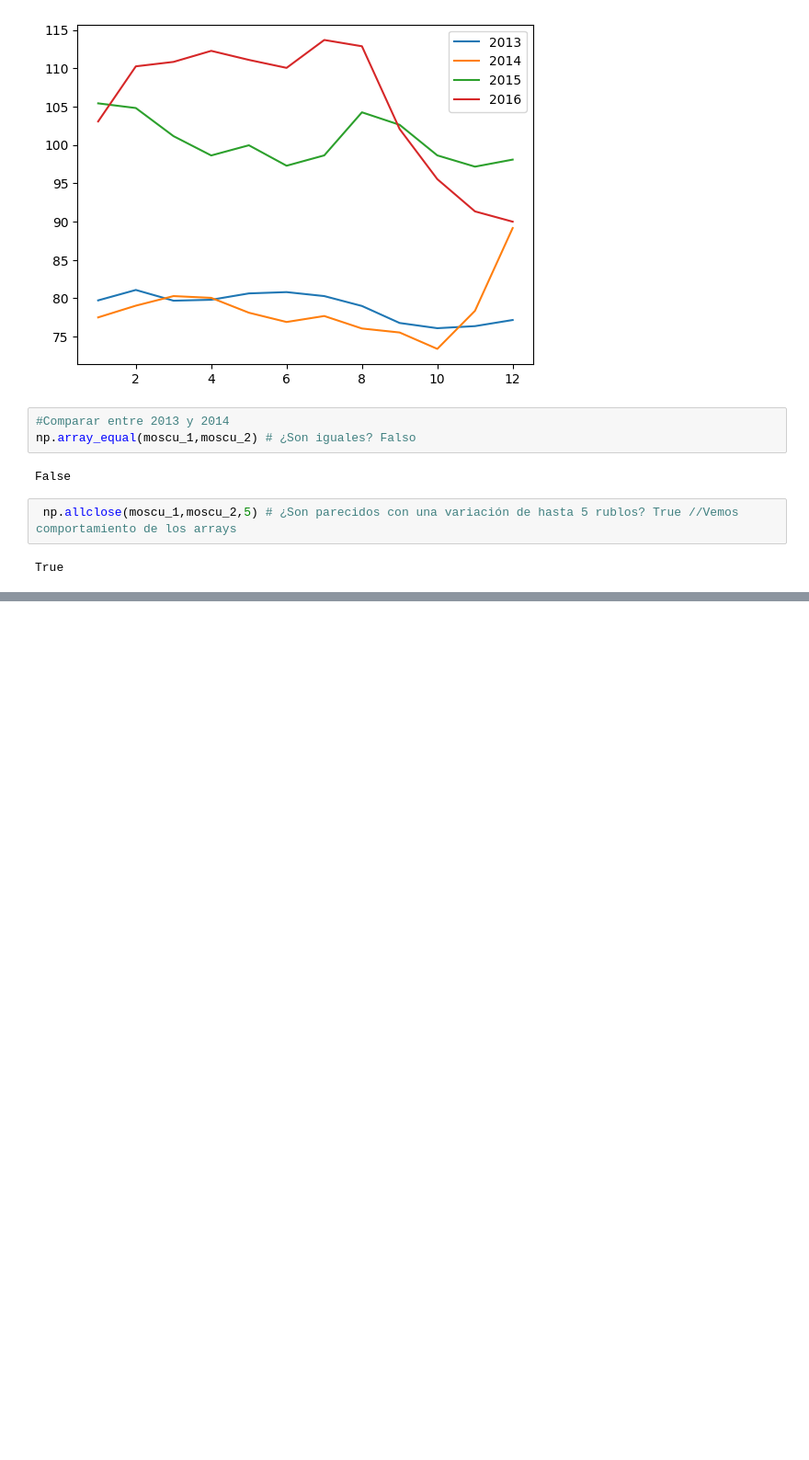
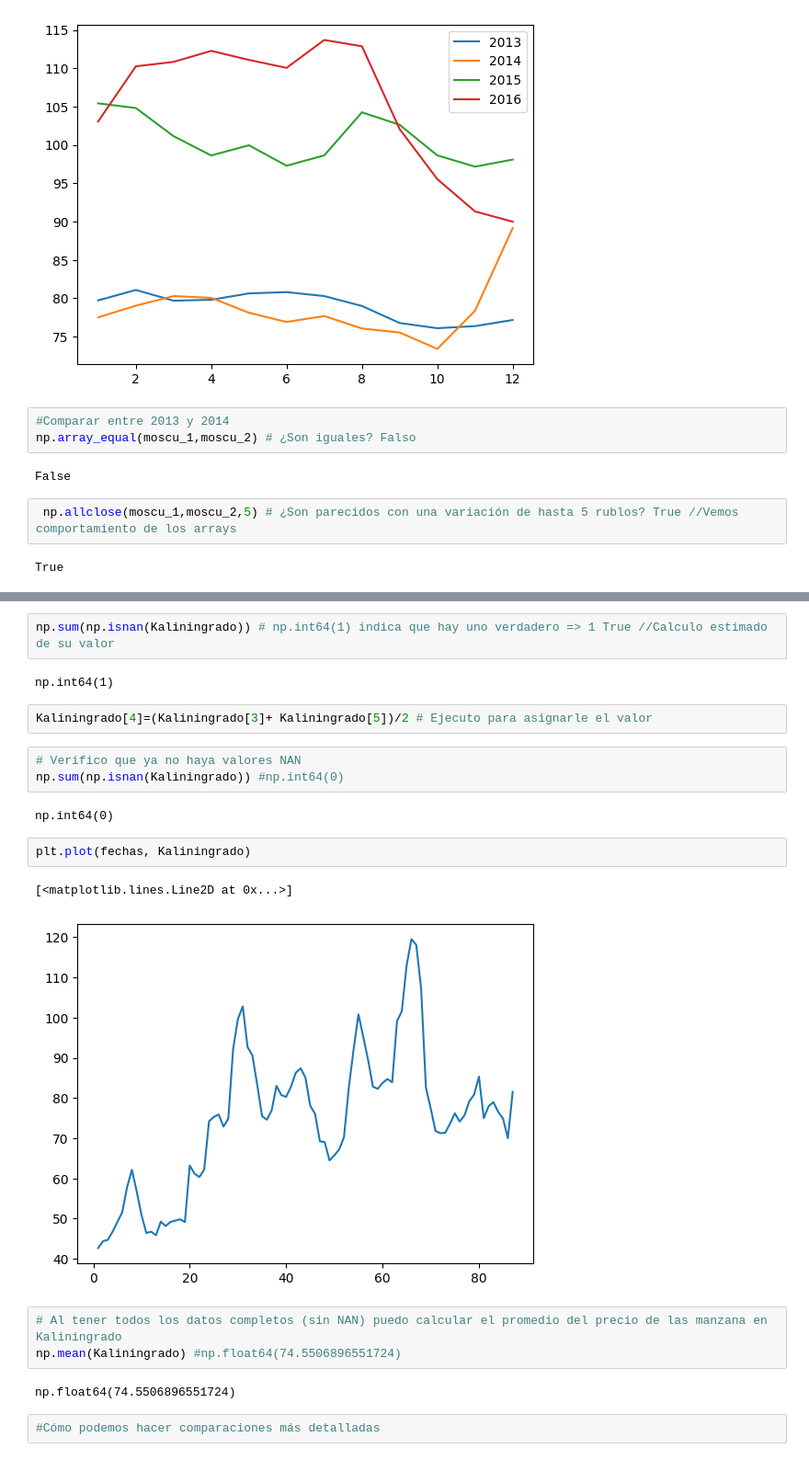
Before and after one commit to Sergio-Tolaba/25_numpy, a Jupyter notebook: Numpy_ser.ipynb, the cells around one changed output, grey strips where cells are left out. Shown at 92% size. Drawn from its saved outputs; the diff is of its cells as text; blank space fills up the shorter version.

Commit message:
02. Exploración de datos

```diff
--- a/Numpy_ser.ipynb
+++ b/Numpy_ser.ipynb
@@ -193,0 +237,23 @@ True
+# %%
+np.sum(np.isnan(Kaliningrado)) # np.int64(1) indica que hay uno verdadero => 1 True //Calculo estimado de su valor
+# %% [output]
+np.int64(1)
+# %%
+Kaliningrado[4]=(Kaliningrado[3]+ Kaliningrado[5])/2 # Ejecuto para asignarle el valor
+# %%
+# Verifico que ya no haya valores NAN
+np.sum(np.isnan(Kaliningrado)) #np.int64(0)
+# %% [output]
+np.int64(0)
+# %%
+plt.plot(fechas, Kaliningrado)
+# %% [output]
+[<matplotlib.lines.Line2D at 0x...>]
+[figure, added]
+# %%
+# Al tener todos los datos completos (sin NAN) puedo calcular el promedio del precio de las manzana en Kaliningrado
+np.mean(Kaliningrado) #np.float64(74.5506896551724)
+# %% [output]
+np.float64(74.5506896551724)
+# %%
+#Cómo podemos hacer comparaciones más detalladas
```
Also changed, not shown: parts of 6 cells of this notebook.
